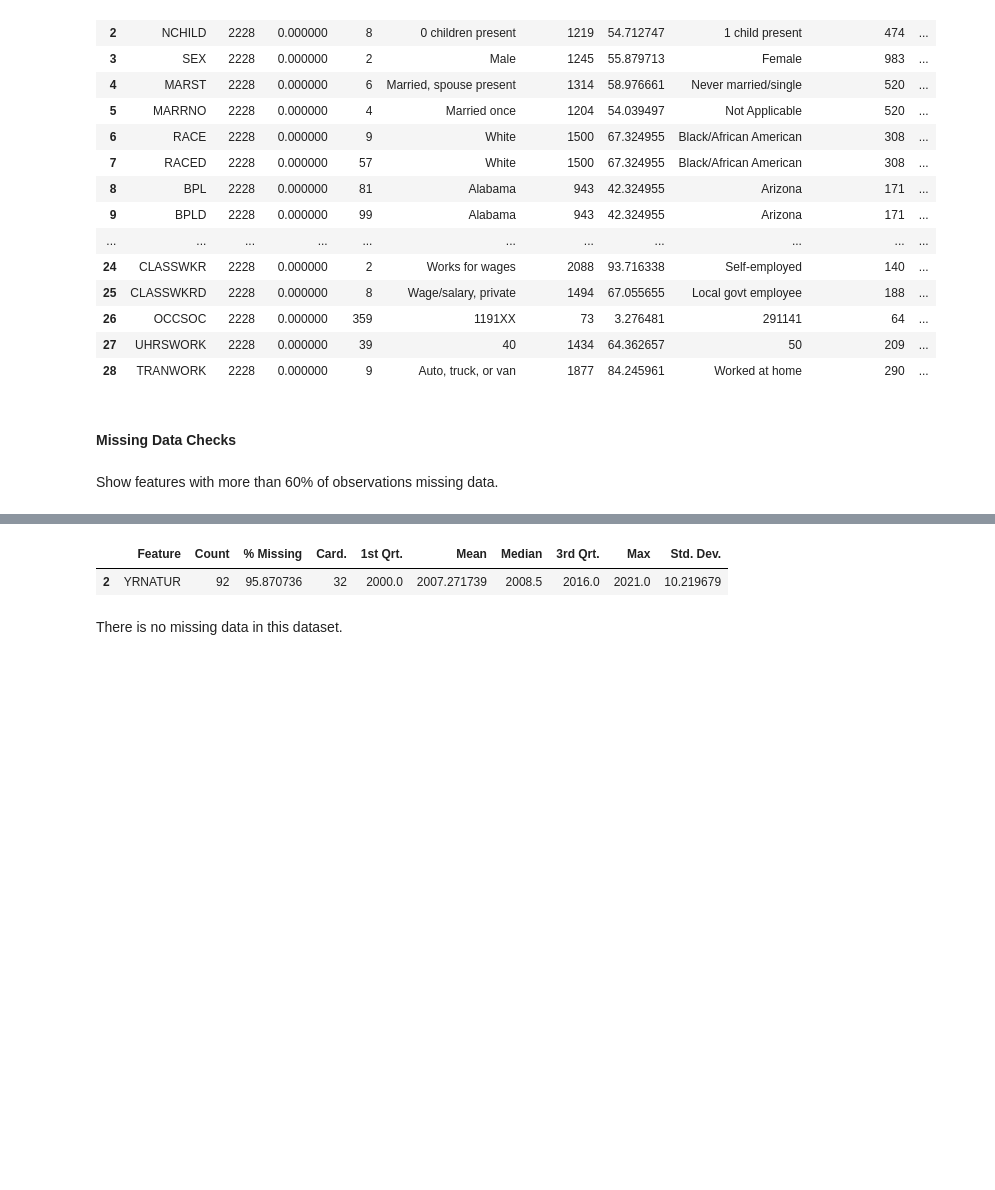
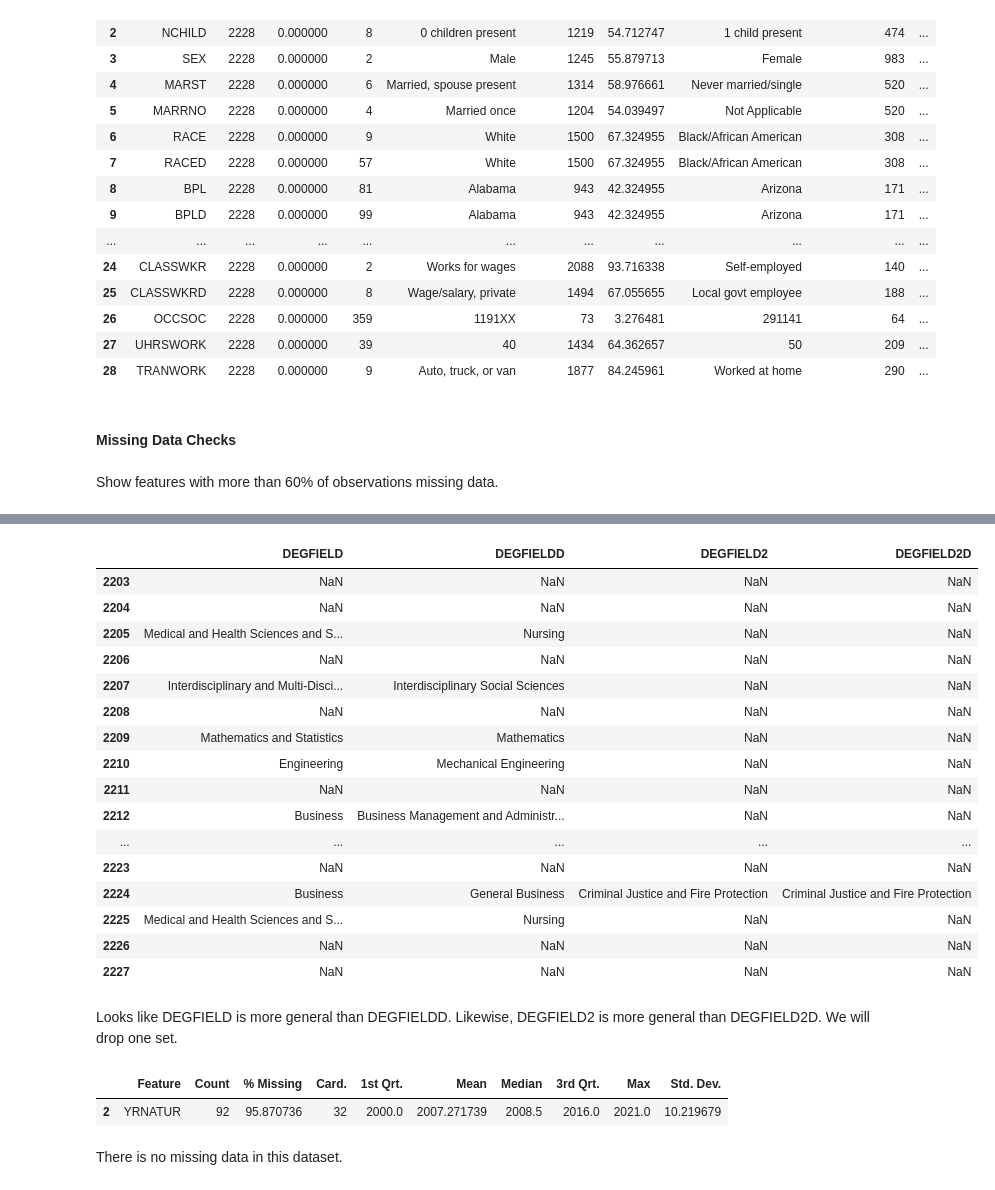
Before and after one commit to tbrauneck/Dathathon2025, a Jupyter notebook: Datathon_Wages.ipynb, the cells around one changed output, grey strips where cells are left out. Drawn from its saved outputs; the diff is of its cells as text; code cells hidden in the pictures; blank space fills up the shorter version.

```diff
--- a/Datathon_Wages.ipynb
+++ b/Datathon_Wages.ipynb
@@ -255,6 +254,28 @@ dqr_cat[dqr_cat['% Missing'] > 60]
 | 19 | DEGFIELDD | 735 | 67.010772 | 124 | Business Management and Administr... | 55 | 7.482993 | Nursing | 41 | ... |
 | 20 | DEGFIELD2 | 72 | 96.768402 | 23 | Social Sciences | 11 | 15.277778 | Medical and Health Sciences and S... | 7 | ... |
 | 21 | DEGFIELD2D | 72 | 96.768402 | 49 | Nursing | 6 | 8.333333 | Political Science and Government | 4 | ... |
+# %%
+df.loc[:,['DEGFIELD', 'DEGFIELDD', 'DEGFIELD2', 'DEGFIELD2D']].tail(25)
+# %% [output]
+|  | DEGFIELD | DEGFIELDD | DEGFIELD2 | DEGFIELD2D |
+| 2203 | NaN | NaN | NaN | NaN |
+| 2204 | NaN | NaN | NaN | NaN |
+| 2205 | Medical and Health Sciences and S... | Nursing | NaN | NaN |
+| 2206 | NaN | NaN | NaN | NaN |
+| 2207 | Interdisciplinary and Multi-Disci... | Interdisciplinary Social Sciences | NaN | NaN |
+| 2208 | NaN | NaN | NaN | NaN |
+| 2209 | Mathematics and Statistics | Mathematics | NaN | NaN |
+| 2210 | Engineering | Mechanical Engineering | NaN | NaN |
+| 2211 | NaN | NaN | NaN | NaN |
+| 2212 | Business | Business Management and Administr... | NaN | NaN |
+| ... | ... | ... | ... | ... |
+| 2223 | NaN | NaN | NaN | NaN |
+| 2224 | Business | General Business | Criminal Justice and Fire Protection | Criminal Justice and Fire Protection |
+| 2225 | Medical and Health Sciences and S... | Nursing | NaN | NaN |
+| 2226 | NaN | NaN | NaN | NaN |
+| 2227 | NaN | NaN | NaN | NaN |
+# %% [markdown]
+Looks like DEGFIELD is more general than DEGFIELDD. Likewise, DEGFIELD2 is more general than DEGFIELD2D. We will drop one set.
 # %%
 dqr_cont[dqr_cont['% Missing'] > 60]
 # %% [output]
```
Also changed, not shown: parts of 44 cells of this notebook.
